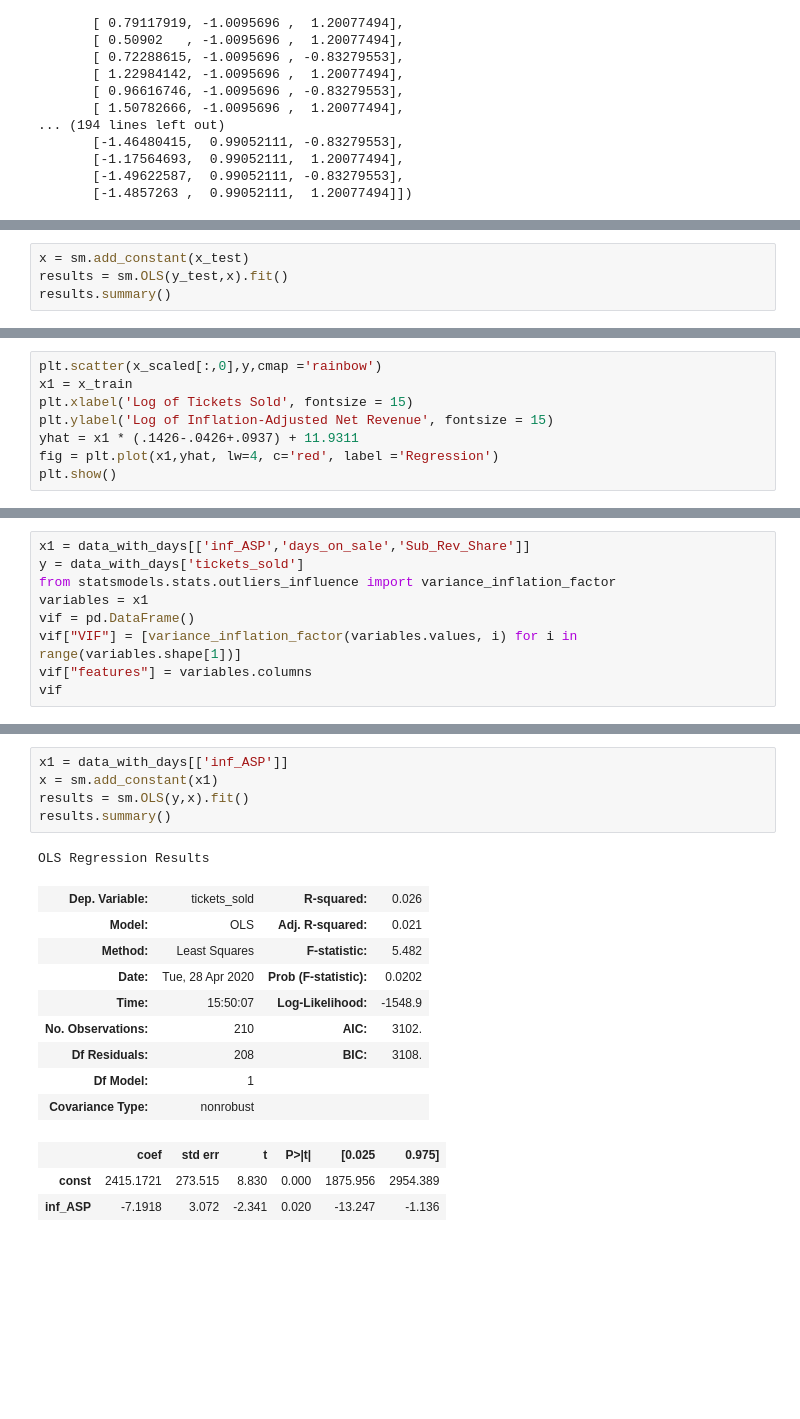
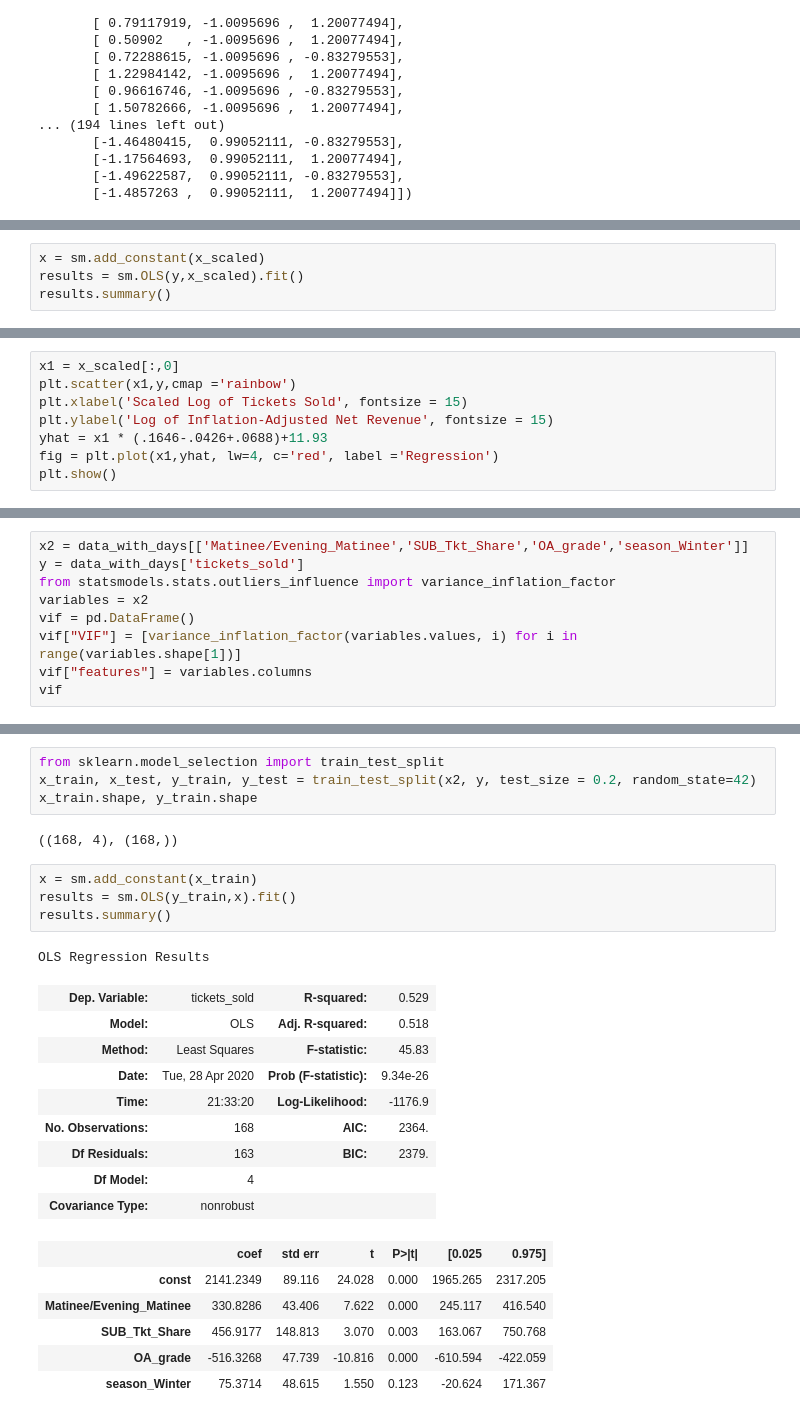
Before and after one commit to SwissMisra/RevenueAnalytics, a Jupyter notebook: Github Analysis.ipynb, the cells around one changed output, grey strips where cells are left out. Saved outputs shown, nothing was run; the diff lists cells and outputs as text; blank space fills up the shorter version.

```diff
--- a/Github Analysis.ipynb
+++ b/Github Analysis.ipynb
@@ -253,6 +298,6 @@ x_train.shape, y_train.shape
 # %%
-x = sm.add_constant(x_test)
-results = sm.OLS(y_test,x).fit()
+x = sm.add_constant(x_scaled)
+results = sm.OLS(y,x_scaled).fit()
 results.summary()
 # %% [output]
 OLS Regression Results
@@ -277,11 +321,11 @@ OLS Regression Results
 Warnings:
 [1] Standard Errors assume that the covariance matrix of the errors is correctly specified.
 # %%
-plt.scatter(x_scaled[:,0],y,cmap ='rainbow')
-x1 = x_train
-plt.xlabel('Log of Tickets Sold', fontsize = 15)
+x1 = x_scaled[:,0]
+plt.scatter(x1,y,cmap ='rainbow')
+plt.xlabel('Scaled Log of Tickets Sold', fontsize = 15)
 plt.ylabel('Log of Inflation-Adjusted Net Revenue', fontsize = 15)
-yhat = x1 * (.1426-.0426+.0937) + 11.9311
+yhat = x1 * (.1646-.0426+.0688)+11.93
 fig = plt.plot(x1,yhat, lw=4, c='red', label ='Regression')
 plt.show()
 # %% [output]
@@ -331,9 +366,9 @@ TypeError: '(slice(None, None, None), 0)' is an invalid key
 As mentioned before, we have a chain effect: several of these variables predict number of tickets sold, but don't predict revenue. The data model above predicts revenue, with a heavy emphasis on ticket volume. Let's see if we can create a second data model that incorporates these variables to predict ticket volume.
 # %%
-x1 = data_with_days[['inf_ASP','days_on_sale','Sub_Rev_Share']]
+x2 = data_with_days[['Matinee/Evening_Matinee','SUB_Tkt_Share','OA_grade','season_Winter']]
 y = data_with_days['tickets_sold']
 from statsmodels.stats.outliers_influence import variance_inflation_factor
-variables = x1
+variables = x2
 vif = pd.DataFrame()
 vif["VIF"] = [variance_inflation_factor(variables.values, i) for i in range(variables.shape[1])]
 vif["features"] = variables.columns
@@ -346,19 +382,27 @@ vif
+# %%
+from sklearn.model_selection import train_test_split
+x_train, x_test, y_train, y_test = train_test_split(x2, y, test_size = 0.2, random_state=42)
+x_train.shape, y_train.shape
+# %% [output]
+((168, 4), (168,))
 # %%
-x1 = data_with_days[['inf_ASP']]
-x = sm.add_constant(x1)
-results = sm.OLS(y,x).fit()
+x = sm.add_constant(x_train)
+results = sm.OLS(y_train,x).fit()
 results.summary()
 # %% [output]
 OLS Regression Results
-| Dep. Variable: | tickets_sold | R-squared: | 0.026 |
-| Model: | OLS | Adj. R-squared: | 0.021 |
-| Method: | Least Squares | F-statistic: | 5.482 |
-| Date: | Tue, 28 Apr 2020 | Prob (F-statistic): | 0.0202 |
-| Time: | 15:50:07 | Log-Likelihood: | -1548.9 |
-| No. Observations: | 210 | AIC: | 3102. |
-| Df Residuals: | 208 | BIC: | 3108. |
-| Df Model: | 1 |  |  |
+| Dep. Variable: | tickets_sold | R-squared: | 0.529 |
+| Model: | OLS | Adj. R-squared: | 0.518 |
+| Method: | Least Squares | F-statistic: | 45.83 |
+| Date: | Tue, 28 Apr 2020 | Prob (F-statistic): | 9.34e-26 |
+| Time: | 21:33:20 | Log-Likelihood: | -1176.9 |
+| No. Observations: | 168 | AIC: | 2364. |
+| Df Residuals: | 163 | BIC: | 2379. |
+| Df Model: | 4 |  |  |
 | Covariance Type: | nonrobust |  |  |
 |  | coef | std err | t | P>|t| | [0.025 | 0.975] |
-| const | 2415.1721 | 273.515 | 8.830 | 0.000 | 1875.956 | 2954.389 |
-| inf_ASP | -7.1918 | 3.072 | -2.341 | 0.020 | -13.247 | -1.136 |
+| const | 2141.2349 | 89.116 | 24.028 | 0.000 | 1965.265 | 2317.205 |
+| Matinee/Evening_Matinee | 330.8286 | 43.406 | 7.622 | 0.000 | 245.117 | 416.540 |
+| SUB_Tkt_Share | 456.9177 | 148.813 | 3.070 | 0.003 | 163.067 | 750.768 |
+| OA_grade | -516.3268 | 47.739 | -10.816 | 0.000 | -610.594 | -422.059 |
+| season_Winter | 75.3714 | 48.615 | 1.550 | 0.123 | -20.624 | 171.367 |
```
Also changed, not shown: parts of 43 cells of this notebook.
